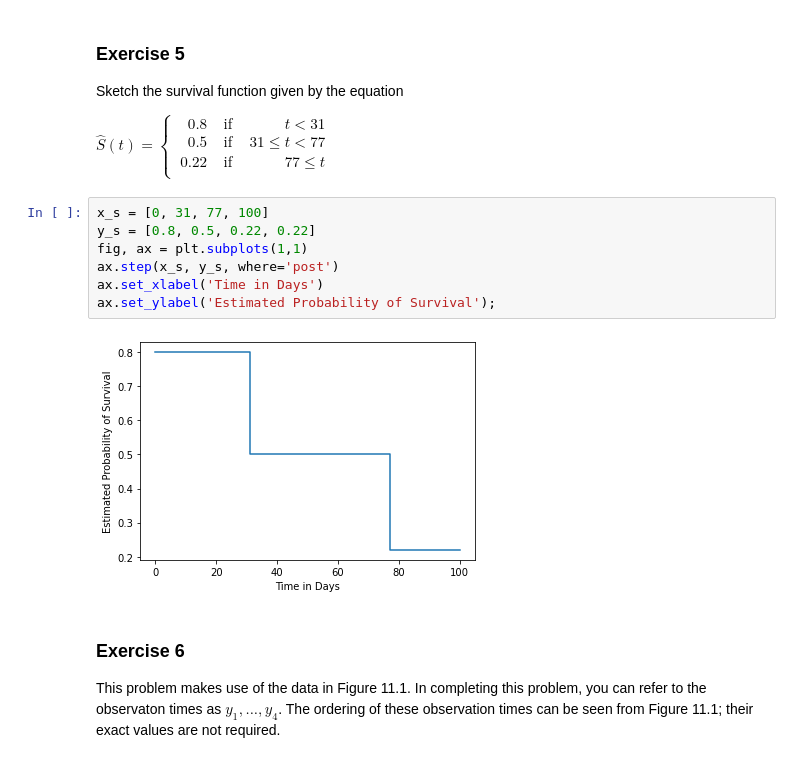
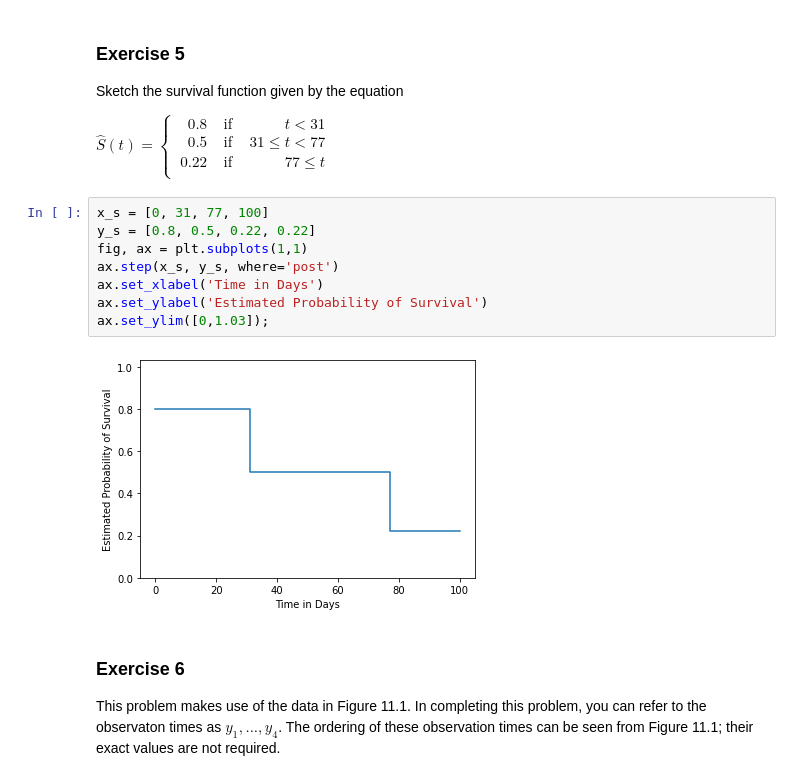
Before and after one commit to papir805/ISLR2, a Jupyter notebook: Python/chp11 - Survival Analysis/exercises/chp_11_exercises_me.ipynb, the cells around one changed output. Saved outputs shown, nothing was run; the diff lists cells and outputs as text.

```diff
--- a/Python/chp11 - Survival Analysis/exercises/chp_11_exercises_me.ipynb
+++ b/Python/chp11 - Survival Analysis/exercises/chp_11_exercises_me.ipynb
@@ -197,12 +214,13 @@ $\begin{equation}
 # %%
 x_s = [0, 31, 77, 100]
 y_s = [0.8, 0.5, 0.22, 0.22]
 fig, ax = plt.subplots(1,1)
 ax.step(x_s, y_s, where='post')
 ax.set_xlabel('Time in Days')
-ax.set_ylabel('Estimated Probability of Survival');
+ax.set_ylabel('Estimated Probability of Survival')
+ax.set_ylim([0,1.03]);
 # %% [output]
-[figure, old version]
+[figure, new version]
 # %% [markdown]
 ### Exercise 6
 This problem makes use of the data in Figure 11.1.  In completing this problem, you can refer to the observaton times as $y_1,...,y_4$.  The ordering of these observation times can be seen from Figure 11.1; their exact values are not required.
```
Also changed, not shown: parts of 81 cells of this notebook, 3 other files.
